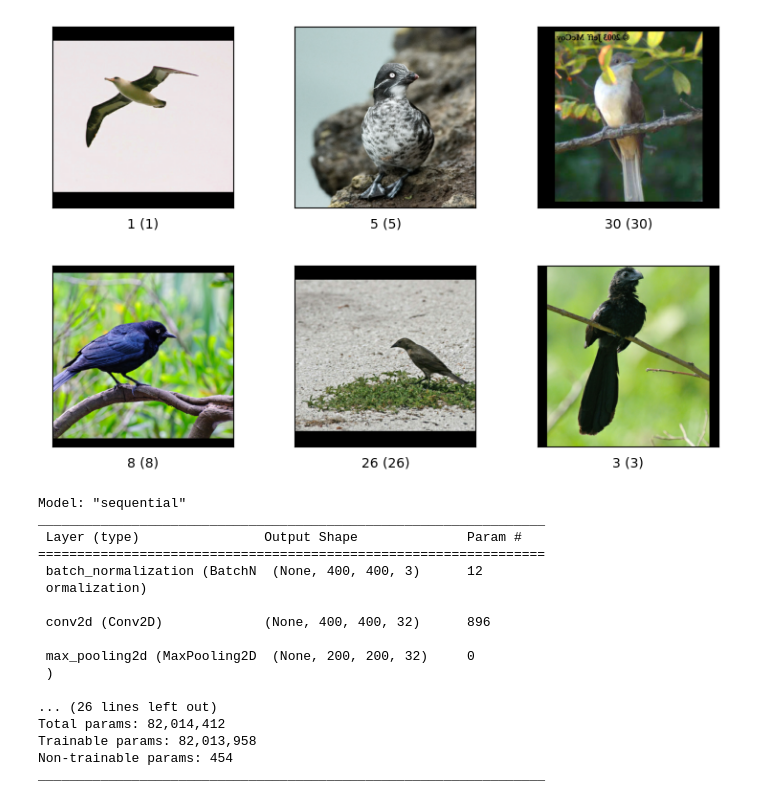
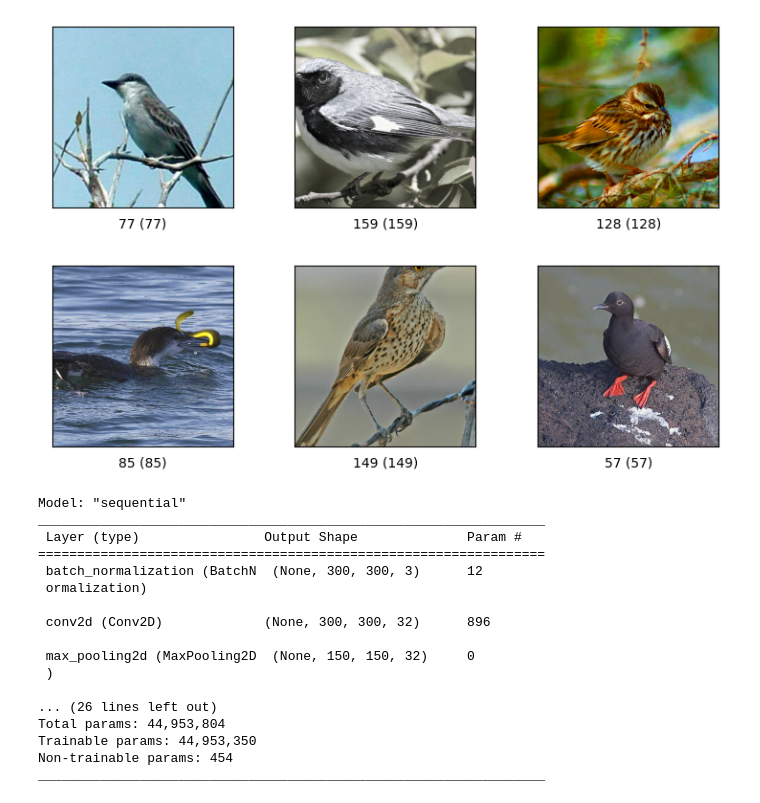
Before and after one commit to mymmrac/ml-research, a Jupyter notebook: ml.ipynb, the cells around one changed output. Saved outputs shown, nothing was run; the diff lists cells and outputs as text; code cells hidden in the pictures.

Commit message:
Used more images

```diff
--- a/ml.ipynb
+++ b/ml.ipynb
@@ -56,9 +54,11 @@ Test dataset: 5794
 # %%
 # Settings
-num_classes = 32
+# num_classes = 32
+num_classes = 200
 batch_size  = 16
 
-img_size = 400
+# img_size = 400
+img_size = 300
 img_width   = img_size
 img_height  = img_size
 
@@ -78,35 +78,35 @@ def augment_images(image, label):
 
     image = tf.image.random_saturation(image, 0.2, 3)
     image = tf.image.random_hue(image, 0.04)
 
     return image, label
 
 # Prepear dataset
 train_ds = (
     train_ds_original
     .filter(filter_labels)
     .map(resize_images, num_parallel_calls=tf.data.AUTOTUNE)
     .map(augment_images, num_parallel_calls=tf.data.AUTOTUNE)
     .cache()
     .prefetch(buffer_size=tf.data.AUTOTUNE)
 )
 
 test_ds = (
     test_ds_original
     .filter(filter_labels)
     .map(resize_images, num_parallel_calls=tf.data.AUTOTUNE)
     .cache()
     .prefetch(buffer_size=tf.data.AUTOTUNE)
 )
 
 fig = tfds.show_examples(train_ds.take(3), ds_info, image_key="image")
 fig = tfds.show_examples(test_ds.take(3), ds_info, image_key="image")
 
 train_ds = train_ds.batch(batch_size)
 test_ds = test_ds.batch(batch_size)
 # %% [output]
-[figure, old version]
+[figure, new version]
-[figure, old version]
+[figure, new version]
 # %%
 # Setup model
 model = keras.Sequential([
@@ -142,17 +142,17 @@ Model: "sequential"
 _________________________________________________________________
  Layer (type)                Output Shape              Param #
 =================================================================
- batch_normalization (BatchN  (None, 400, 400, 3)      12
+ batch_normalization (BatchN  (None, 300, 300, 3)      12
  ormalization)
 
- conv2d (Conv2D)             (None, 400, 400, 32)      896
+ conv2d (Conv2D)             (None, 300, 300, 32)      896
 
- max_pooling2d (MaxPooling2D  (None, 200, 200, 32)     0
+ max_pooling2d (MaxPooling2D  (None, 150, 150, 32)     0
  )
 
 ... (26 lines left out)
-Total params: 82,014,412
-Trainable params: 82,013,958
+Total params: 44,953,804
+Trainable params: 44,953,350
 Non-trainable params: 454
 _________________________________________________________________
 # %%
```
Also changed, not shown: parts of 9 cells of this notebook.
